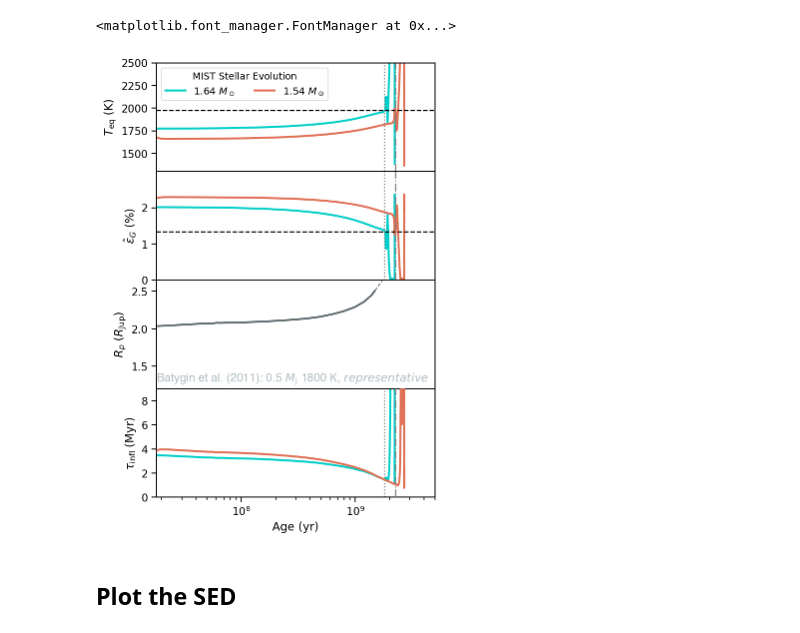
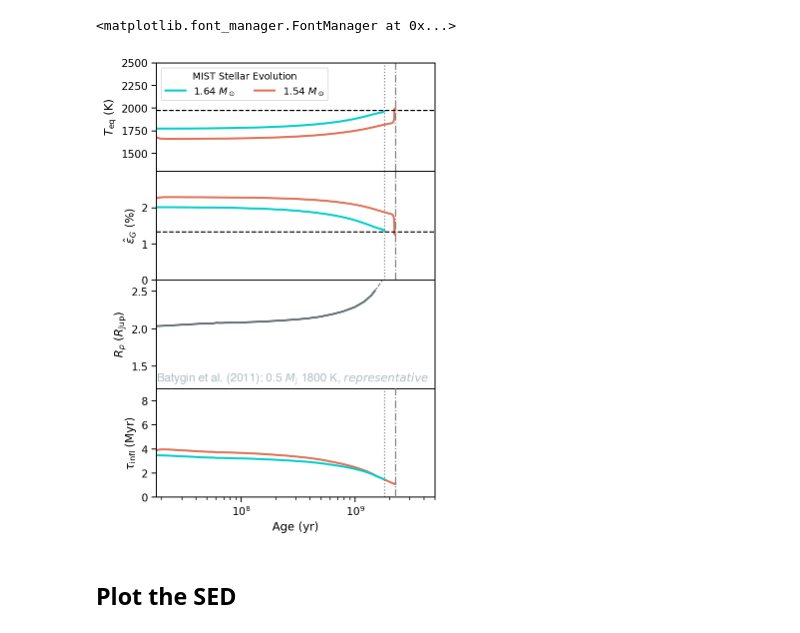
Before and after one commit to BrownDwarf/disperse, a Jupyter notebook: notebooks/07_theory/07_10_isochrones_and_insolation.ipynb, the cells around one changed output. Drawn from its saved outputs; the diff is of its cells as text; code cells hidden in the pictures.

```diff
--- a/notebooks/07_theory/07_10_isochrones_and_insolation.ipynb
+++ b/notebooks/07_theory/07_10_isochrones_and_insolation.ipynb
@@ -324,49 +324,52 @@ matplotlib.font_manager._load_fontmanager(try_read_cache=False)
 <matplotlib.font_manager.FontManager at 0x...>
 # %%
 plt.rcParams['legend.title_fontsize'] = 'small'
+# %%
+lifetime2 = df_isomass1p8.star_age<1.8*1e9
+lifetime = df_isomass.star_age<2.25*1e9
 # %%
 fig, axes = plt.subplots(4, 1, figsize=(5, 8), sharex=True)
-axes[0].plot(df_isomass1p8.star_age, teq_v_time2, color='#00cec9', lw=2, label='1.64 $M_\odot$')
-axes[0].plot(df_isomass.star_age, teq_v_time, color='#e17055', lw=2, label='1.54 $M_\odot$')
+axes[0].plot(df_isomass1p8.star_age[lifetime2], teq_v_time2[lifetime2], color='#00cec9', lw=2, label='1.64 $M_\odot$')
+axes[0].plot(df_isomass.star_age[lifetime], teq_v_time[lifetime], color='#e17055', lw=2, label='1.54 $M_\odot$')
 axes[0].axhline(actual_teq.value, linestyle='dashed', color='k')
 axes[0].axvline(1.8*1e9, linestyle='dotted', color='gray')
 axes[0].axvline(2.25*1e9, linestyle='dashdot', color='gray')
 axes[0].set_ylim(1300, 2500)
 axes[0].legend(ncol=2, title='MIST Stellar Evolution', fontsize=10, loc='upper left')
 axes[0].set_ylabel('$T_\mathrm{eq}\;$(K)')
 
-axes[1].plot(df_isomass1p8.star_age, ehat_g2, color='#00cec9', lw=2)
-axes[1].plot(df_isomass.star_age, ehat_g, color='#e17055', lw=2)
+axes[1].plot(df_isomass1p8.star_age[lifetime2], ehat_g2[lifetime2], color='#00cec9', lw=2)
+axes[1].plot(df_isomass.star_age[lifetime], ehat_g[lifetime], color='#e17055', lw=2)
 axes[1].axhline(actual_ehat, linestyle='dashed', color='k')
 axes[1].axvline(1.8*1e9, linestyle='dotted', color='gray')
 axes[1].axvline(2.25*1e9, linestyle='dashdot', color='gray')
 axes[1].set_ylabel('$\hat{\epsilon}_G\;(\%)$')
 axes[1].set_ylim(0, 3)
 axes[1].set_yticks([0, 1, 2])
 #axes[1].set_xticks([])
 
 axes[2].plot(df_bsb2011.Age, df_bsb2011.Rp, color='#636e72', lw=2)
 axes[2].plot(df_isomass.star_age, R_p_of_t, color='#636e72', lw=1, linestyle='dashed')
 axes[2].set_ylabel('$R_p\;(R_\mathrm{Jup})$')
 axes[2].set_ylim(1.2, 2.65)
 axes[2].text(1.8e7, 1.3, 'Batygin et al. (2011): 0.5 $M_\mathrm{J}$ 1800 K, $representative$', font='Helvetica', style='italic', color='#b2bec3')
 
-axes[3].plot(df_isomass.star_age, tau_infl, color='#e17055', lw=2, zorder=10)
-axes[3].plot(df_isomass1p8.star_age, tau_infl2, color='#00cec9', lw=2)
+axes[3].plot(df_isomass.star_age[lifetime], tau_infl[lifetime], color='#e17055', lw=2, zorder=1)
+axes[3].plot(df_isomass1p8.star_age[lifetime2], tau_infl2[lifetime2], color='#00cec9', lw=2)
 axes[3].axvline(1.8*1e9, linestyle='dotted', color='gray')
 axes[3].axvline(2.25*1e9, linestyle='dashdot', color='gray', zorder=10)
 axes[3].set_xlabel('Age (yr)')
 axes[3].set_ylabel(r'$\tau_\mathrm{infl}\;$(Myr)')
 axes[3].set_ylim(0, 9)
 #axes[3].set_yticks([0, 50, 100, 150])
 axes[3].set_xscale('log')
 axes[3].set_xlim([1.8e7, 5e9])
 plt.subplots_adjust(wspace=0, hspace=0.0)
 
-plt.savefig('../../paper/paper1/figures/reinflation_MIST.png',
+plt.savefig('../../paper/paper1/figures/reinflation_MIST2.png',
             bbox_inches='tight', dpi=300)
 # %% [output]
-[figure, old version]
+[figure, new version]
 # %% [markdown]
 ## Plot the SED
 # %% [markdown]
```
Also changed, not shown: parts of 1 cell of this notebook, 8 other files.
